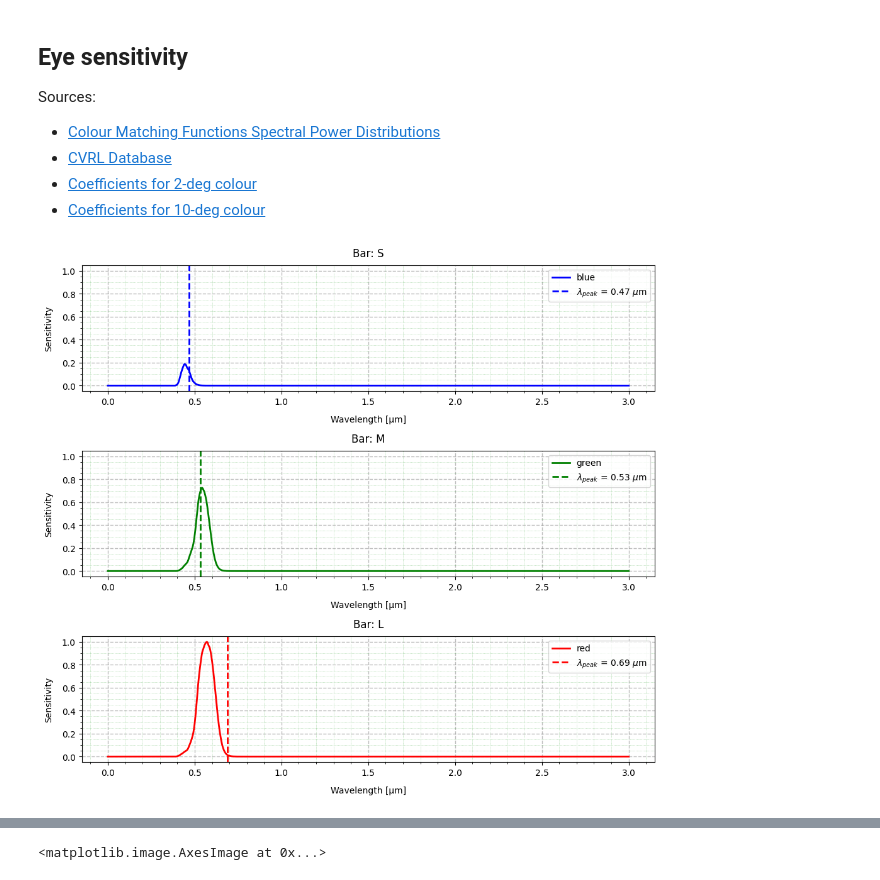
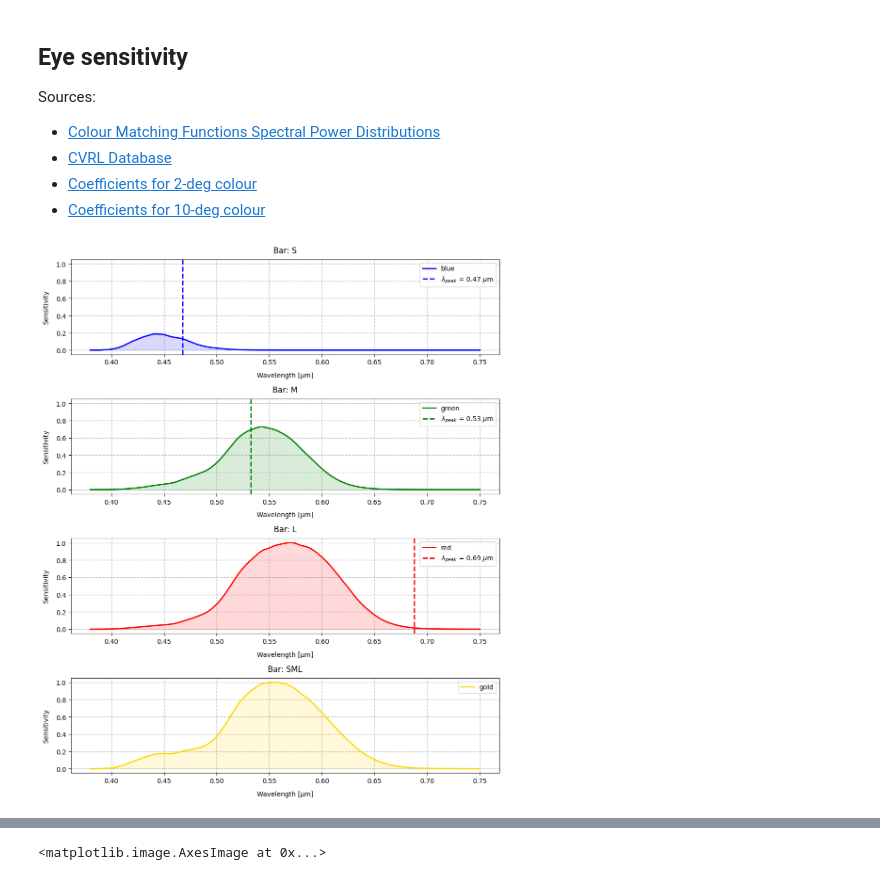
Before and after one commit to BogdanPinchuk/ComputerVision-PBY_HW1, a Jupyter notebook: Investigation.ipynb, the cells around one changed output, grey strips where cells are left out. Cells and saved outputs as stored; diff of their text form; code cells hidden in the pictures.

Commit message:
[Homework1] - fixed charts

```diff
--- a/Investigation.ipynb
+++ b/Investigation.ipynb
@@ -125,8 +127,10 @@ def planck_law(wavelength: np.ndarray | float, temperature: np.ndarray | float)
 import numpy as np
 
 n_points = 1000
-lambda_min = 0.0
-lambda_max = 3.0
+# lambda_min = 0.0
+# lambda_max = 3.0
+lambda_min = 0.38
+lambda_max = 0.75
 
 wavelengths_mkm = np.linspace(lambda_min, lambda_max, n_points)
 
@@ -147,11 +151,12 @@ for idx, item in enumerate(M_array):
     ax = axes[idx]
 
     ax.plot(wavelengths_mkm, M_array[idx], linewidth=2.0, color=colors[idx], label=colors[idx])
+    ax.fill_between(wavelengths_mkm, M_array[idx], alpha=0.15, color=colors[idx])
     ax.axvline(lambda_peaks[idx], linestyle='--', color=colors[idx], linewidth=2.0,
                label=f"$\\lambda _{{peak}}$ = {lambda_peaks[idx]:.2f} $\\mu$m")
 
     ax.grid(axis='both', visible=True, which='major', ls='--', linewidth=1.0, color='tab:gray')
-    ax.minorticks_on()
+    # ax.minorticks_on()
     ax.grid(axis='both', visible=True, which='minor', ls=':', linewidth=0.5, color='tab:green')
     ax.set_title(f"Pixel: {colors[idx]}", pad=10, loc='center', color='black')
     ax.set_xlabel("Wavelength [μm]", labelpad=10, loc='center', color='black')
@@ -171,6 +176,7 @@ Sources:
 * [Coefficients for 2-deg colour](http://www.cvrl.org/database/text/cienewxyz/cie2012xyz2.htm)
 * [Coefficients for 10-deg colour](http://www.cvrl.org/database/text/cienewxyz/cie2012xyz10.htm)
 # %%
+import numpy as np
 import colour
 
 use_2_degrees = True
@@ -183,9 +189,7 @@ k_M = (1.41445123 if use_2_degrees else 1.34664359)
 k_S = (0.36476327 if use_2_degrees else 0.43044935)
 
 # normalization
-k_S /= k_L
-k_M /= k_L
-k_L /= k_L
+k_L, k_M, k_S = np.asanyarray([k_L, k_M, k_S]) / k_L
 
 # Extract data on eye sensitivity
 cmfs = colour.MSDS_CMFS[colour_dataset_name].copy()
@@ -204,34 +208,40 @@ M_bar = M_signal.extrapolator(
 S_bar = S_signal.extrapolator(
     S_signal.interpolator(S_signal.wavelengths, S_signal.values),
     method="Constant", left=0, right=0)(wavelengths_nm) * k_S
+
+SML_bar = L_bar + M_bar + S_bar
+SML_bar /= np.max(SML_bar)
 # %%
 import matplotlib.pyplot as plt
 
-L_array = [S_bar, M_bar, L_bar]
-lambda_peaks = [lambda_b, lambda_g, lambda_r]
-bars = ['S', 'M', 'L']
+colors = ["blue", "green", "red", "gold"]
+SML_array = [S_bar, M_bar, L_bar, SML_bar]
+lambda_peaks = [lambda_b, lambda_g, lambda_r, 0]
+bars = ['S', 'M', 'L', "SML"]
 
-_, axes = plt.subplots(len(M_array), 1, figsize=(10, 9), sharey=True)
+_, axes = plt.subplots(len(SML_array), 1, figsize=(10, 3 * len(SML_array)), sharey=True)
 
-for idx, item in enumerate(L_array):
+for idx, item in enumerate(SML_array):
     ax = axes[idx]
 
-    ax.plot(wavelengths_mkm, L_array[idx], linewidth=2.0, color=colors[idx], label=colors[idx])
-    ax.axvline(lambda_peaks[idx], linestyle='--', color=colors[idx], linewidth=2.0,
-               label=f"$\\lambda _{{peak}}$ = {lambda_peaks[idx]:.2f} $\\mu$m")
+    ax.plot(wavelengths_mkm, SML_array[idx], linewidth=2.0, color=colors[idx], label=colors[idx])
+    ax.fill_between(wavelengths_mkm, SML_array[idx], alpha=0.15, color=colors[idx])
+    if lambda_peaks[idx] != 0:
+        ax.axvline(lambda_peaks[idx], linestyle='--', color=colors[idx], linewidth=2.0,
+                   label=f"$\\lambda _{{peak}}$ = {lambda_peaks[idx]:.2f} $\\mu$m")
 
     ax.grid(axis='both', visible=True, which='major', ls='--', linewidth=1.0, color='tab:gray')
-    ax.minorticks_on()
+    # ax.minorticks_on()
     ax.grid(axis='both', visible=True, which='minor', ls=':', linewidth=0.5, color='tab:green')
     ax.set_title(f"Bar: {bars[idx]}", pad=10, loc='center', color='black')
     ax.set_xlabel("Wavelength [μm]", labelpad=10, loc='center', color='black')
     ax.set_ylabel("Sensitivity", labelpad=10, loc='center', color='black')
     ax.legend()
 
 plt.tight_layout()
 plt.show()
 # %% [output]
-[figure, old version]
+[figure, new version]
 # %% [markdown]
 ## The luminous flux that enters the eye
 
```
Also changed, not shown: parts of 5 cells of this notebook.
